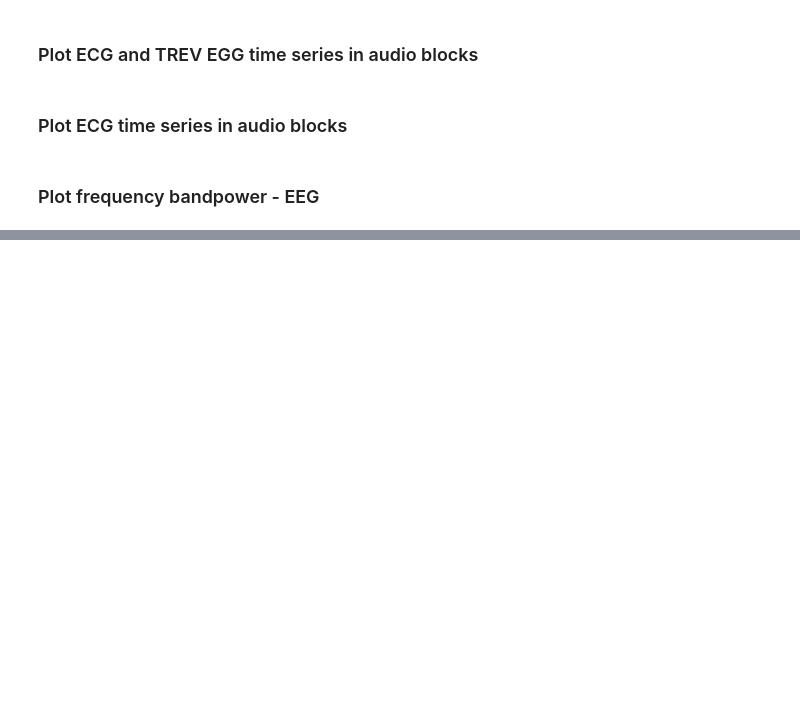
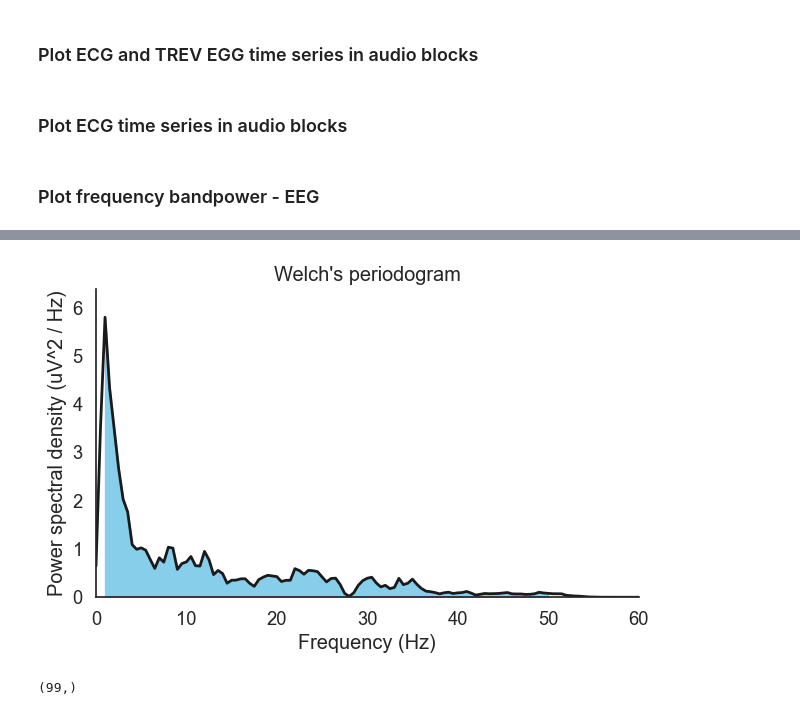
Before and after one commit to ti55987/MM_UCSF, a Jupyter notebook: analysis/signal_visualization.ipynb, the cells around one changed output, grey strips where cells are left out. Cells and saved outputs as stored; diff of their text form; code cells hidden in the pictures; blank space fills up the shorter version.

```diff
--- a/analysis/signal_visualization.ipynb
+++ b/analysis/signal_visualization.ipynb
@@ -374,20 +380,26 @@ sns.despine()
 # %%
 # Define lower and upper limits
-low, high = EEG_BANDS[BAND]
+low, high = 1, 50 #EEG_BANDS[Feature.GAMMA]
 
 # Find intersecting values in frequency vector
 idx_psd = np.logical_and(freqs >= low, freqs <= high)
 
 # Plot the power spectral density and fill the delta area
 plt.figure(figsize=(7, 4))
 plt.plot(freqs, psd, lw=2, color="k")
 plt.fill_between(freqs, psd, where=idx_psd, color="skyblue")
 plt.xlabel("Frequency (Hz)")
 plt.ylabel("Power spectral density (uV^2 / Hz)")
-plt.xlim([0, 10])
+plt.xlim([0, 60])
 plt.ylim([0, psd.max() * 1.1])
 plt.title("Welch's periodogram")
 sns.despine()
+# %% [output]
+[figure, added]
+# %%
+psd[idx_psd].shape
+# %% [output]
+(99,)
 # %%
 # Frequency resolution
 freq_res = freqs[1] - freqs[0]  # = 1 / 4 = 0.25
```
Also changed, not shown: parts of 3 cells of this notebook, 1 other file.
